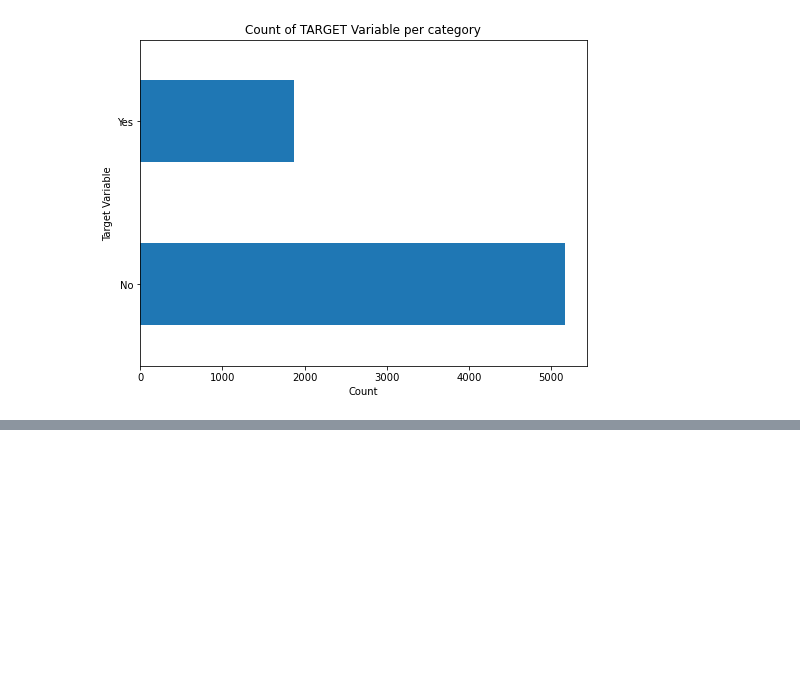
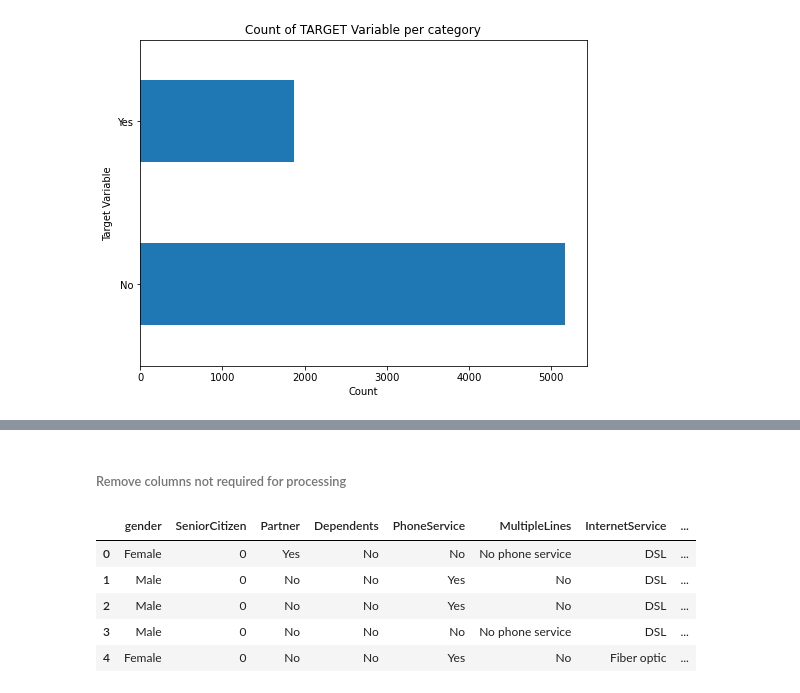
Before and after one commit to rvjh/Churn-Prediction-, a Jupyter notebook: notebook/Churn_Analysis_EDA.ipynb, the cells around one changed output, grey strips where cells are left out. Cells and saved outputs as stored; diff of their text form; code cells hidden in the pictures; blank space fills up the shorter version.

```diff
--- a/notebook/Churn_Analysis_EDA.ipynb
+++ b/notebook/Churn_Analysis_EDA.ipynb
@@ -104,0 +258,13 @@ Text(0.5, 1.0, 'Count of TARGET Variable per category')
+# %% [markdown]
+###### Remove columns not required for processing
+# %%
+#drop column customerID and tenure
+telco_data.drop(columns= ['customerID','tenure'], axis=1, inplace=True)
+telco_data.head()
+# %% [output]
+|  | gender | SeniorCitizen | Partner | Dependents | PhoneService | MultipleLines | InternetService | ... |
+| 0 | Female | 0 | Yes | No | No | No phone service | DSL | ... |
+| 1 | Male | 0 | No | No | Yes | No | DSL | ... |
+| 2 | Male | 0 | No | No | Yes | No | DSL | ... |
+| 3 | Male | 0 | No | No | No | No phone service | DSL | ... |
+| 4 | Female | 0 | No | No | Yes | No | Fiber optic | ... |
```
Also changed, not shown: parts of 30 cells of this notebook.
